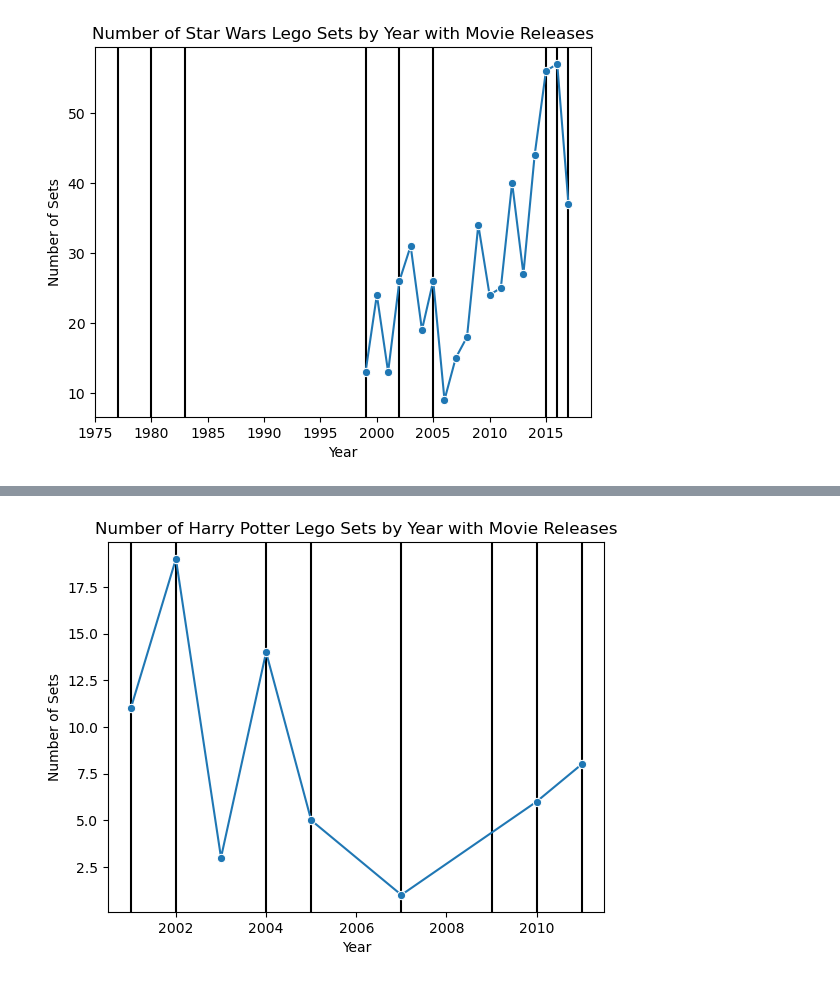
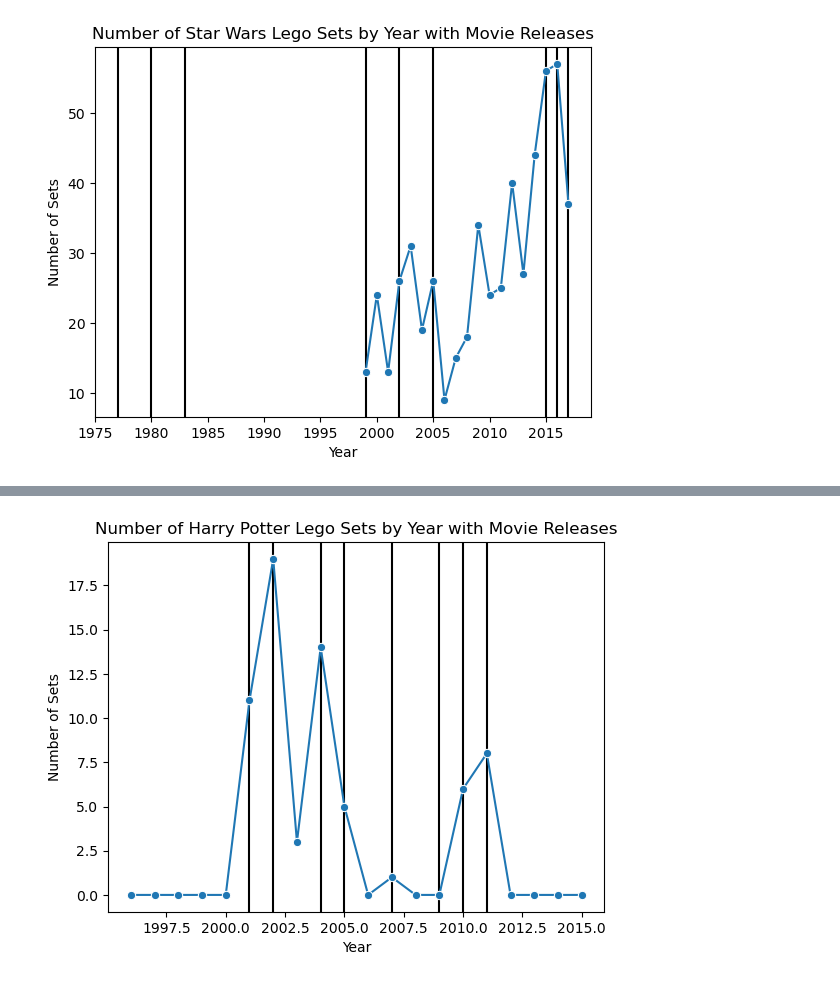
Before and after one commit to UC-Berkeley-I-School/Project2_Lego_EDA, a Jupyter notebook: lego_theme_eda_mjh.ipynb, the cells around one changed output, grey strips where cells are left out. Drawn from its saved outputs; the diff is of its cells as text; code cells hidden in the pictures.

Commit message:
updating repo before changing out data sources

```diff
--- a/lego_theme_eda_mjh.ipynb
+++ b/lego_theme_eda_mjh.ipynb
@@ -22,7 +22,7 @@ inventory_parts = pd.read_csv("data/inventory_parts.csv")
 inventory_sets = pd.read_csv("data/inventory_sets.csv")
 part_categories = pd.read_csv("data/part_categories.csv")
 #Import IMDB data
-imdb_titles = pd.read_csv("data/title.basics.tsv.gz", sep= "\t")
+imdb_titles = pd.read_csv("C:/Users/mhurth/OneDrive - PureWest Energy/Desktop/MIDS/200/title.basics.tsv.gz", sep= "\t")
 # %%
 # Merging Sets and Themes to look at most common themes over time
 sets_and_themes_df = sets.merge(themes, left_on="theme_id", right_on="id", how='left', suffixes=('_set', "_theme"))
@@ -457,18 +456,21 @@ harry_potter_imdb
 # %%
 harry_potter_lego = sets_and_themes_df.loc[sets_and_themes_df["parent_theme"].str.contains(r'\bharry potter\b', regex=True, case=False)]
 harry_potter_lego_sets_by_year = pd.DataFrame(harry_potter_lego.groupby("year")["set_num"].count()).reset_index()
+min_year = np.min(harry_potter_imdb["startYear"])
+max_year = np.max(harry_potter_imdb["startYear"])
 for year in harry_potter_imdb["startYear"].unique():
     plt.axvline(x=year, color="black")
-# df_dec18 = df_dec18.set_index('Day')
-# df_new_dec18 = pd.DataFrame({"Day":range(1,32), "Reviews_published": 0}).set_index("Day")
-# df_new_dec18["Reviews_published"]=df_dec18["Reviews_published"]
-# df_new_dec18.fillna(0, inplace=True)
-sns.lineplot(data=harry_potter_lego_sets_by_year, x="year", y="set_num", marker="o")
+harry_potter_lego_sets_by_year = harry_potter_lego_sets_by_year.set_index('year')
+harry_potter_lego_sets_by_year_new = pd.DataFrame({"year":range(min_year-5,min(2017,max_year+5)), "set_num": 0}).set_index("year")
+harry_potter_lego_sets_by_year_new["set_num"]=harry_potter_lego_sets_by_year["set_num"]
+harry_potter_lego_sets_by_year_new.fillna(0, inplace=True)
+harry_potter_lego_sets_by_year_new.reset_index(inplace=True)
+sns.lineplot(data=harry_potter_lego_sets_by_year_new, x="year", y="set_num", marker="o")
 plt.ylabel("Number of Sets")
 plt.xlabel("Year")
 plt.title("Number of Harry Potter Lego Sets by Year with Movie Releases")
 plt.show()
 # %% [output]
-[figure, old version]
+[figure, new version]
 # %%
 harry_potter_lego_sets_by_year
```
Also changed, not shown: parts of 5 cells of this notebook.
